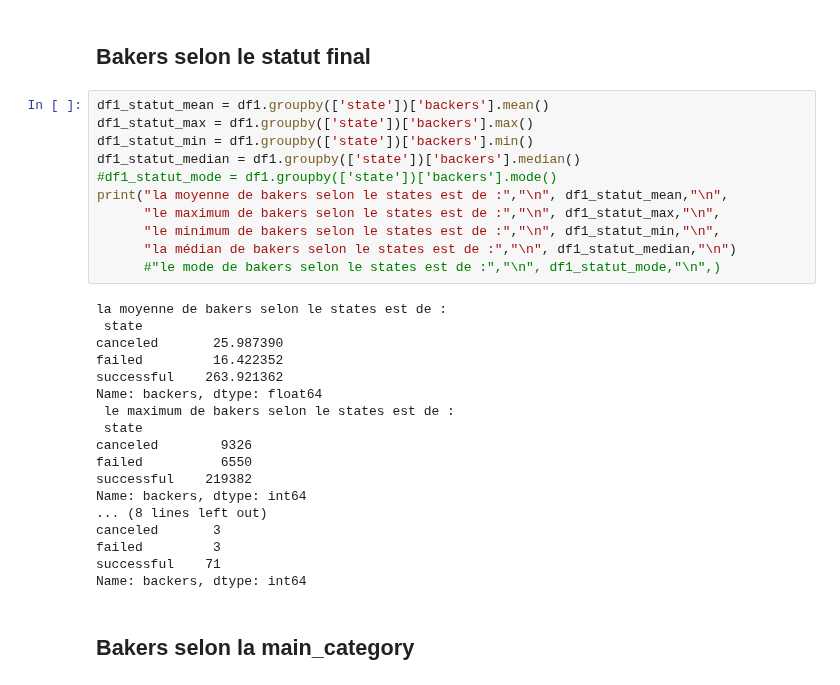
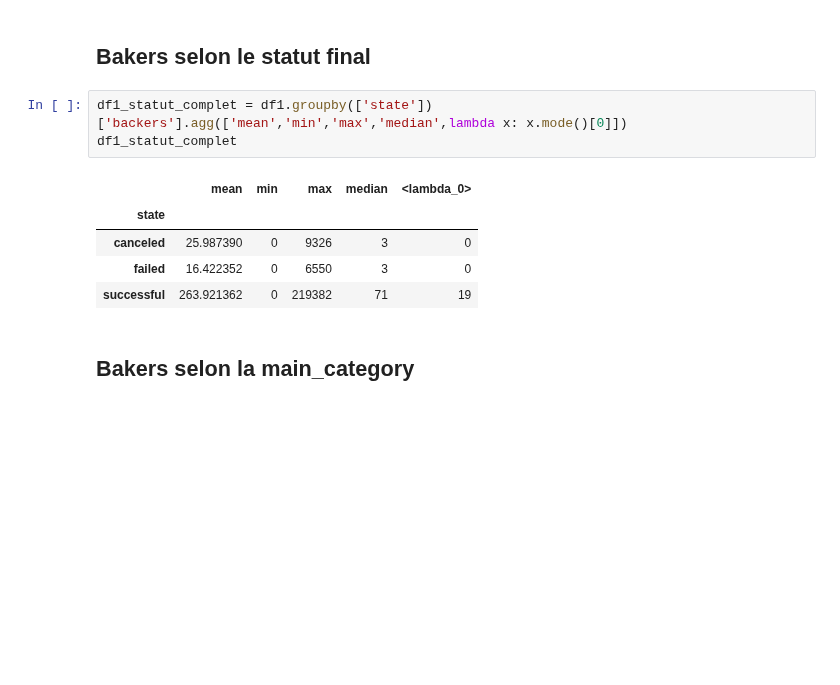
Before and after one commit to tbacha/DMML2019_Team_Apple, a Jupyter notebook: code/Kickstarter_notebook_Team_Apple.ipynb, the cells around one changed output. Drawn from its saved outputs; the diff is of its cells as text; blank space fills up the shorter version.

```diff
--- a/code/Kickstarter_notebook_Team_Apple.ipynb
+++ b/code/Kickstarter_notebook_Team_Apple.ipynb
@@ -120,34 +120,14 @@ Analyse des bakers selon plusieurs paramètre:</br>
 4.   etc....
 # %% [markdown]
 ## Bakers selon le statut final
-# %%
-df1_statut_mean = df1.groupby(['state'])['backers'].mean()
-df1_statut_max = df1.groupby(['state'])['backers'].max()
-df1_statut_min = df1.groupby(['state'])['backers'].min()
-df1_statut_median = df1.groupby(['state'])['backers'].median()
-#df1_statut_mode = df1.groupby(['state'])['backers'].mode()
-print("la moyenne de bakers selon le states est de :","\n", df1_statut_mean,"\n",
-      "le maximum de bakers selon le states est de :","\n", df1_statut_max,"\n",
-      "le minimum de bakers selon le states est de :","\n", df1_statut_min,"\n",
-      "la médian de bakers selon le states est de :","\n", df1_statut_median,"\n")
-      #"le mode de bakers selon le states est de :","\n", df1_statut_mode,"\n",)
-# %% [output]
-la moyenne de bakers selon le states est de :
- state
-canceled       25.987390
-failed         16.422352
-successful    263.921362
-Name: backers, dtype: float64
- le maximum de bakers selon le states est de :
- state
-canceled        9326
-failed          6550
-successful    219382
-Name: backers, dtype: int64
-... (8 lines left out)
-canceled       3
-failed         3
-successful    71
-Name: backers, dtype: int64
+# %%
+df1_statut_complet = df1.groupby(['state'])['backers'].agg(['mean','min','max','median',lambda x: x.mode()[0]])
+df1_statut_complet
+# %% [output]
+|  | mean | min | max | median | <lambda_0> |
+| state |  |  |  |  |  |
+| canceled | 25.987390 | 0 | 9326 | 3 | 0 |
+| failed | 16.422352 | 0 | 6550 | 3 | 0 |
+| successful | 263.921362 | 0 | 219382 | 71 | 19 |
 # %% [markdown]
 ## Bakers selon la main_category
```
Also changed, not shown: parts of 2 cells of this notebook.
